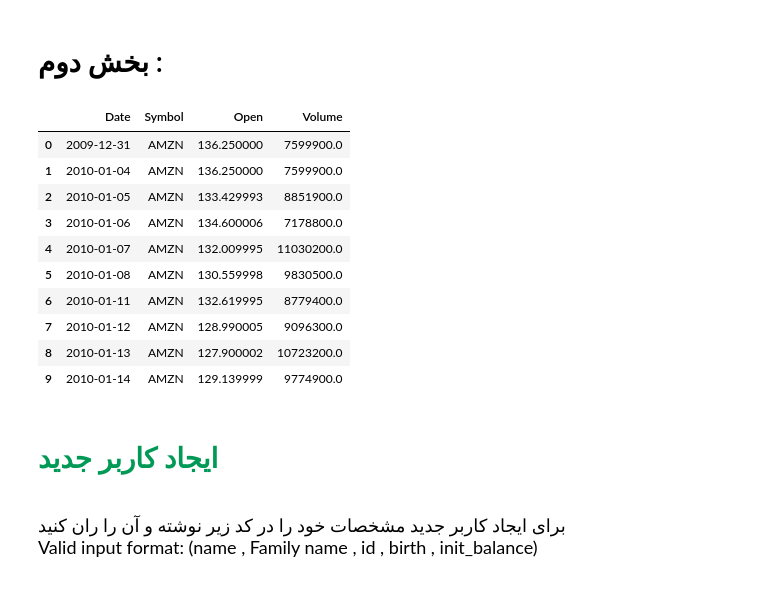
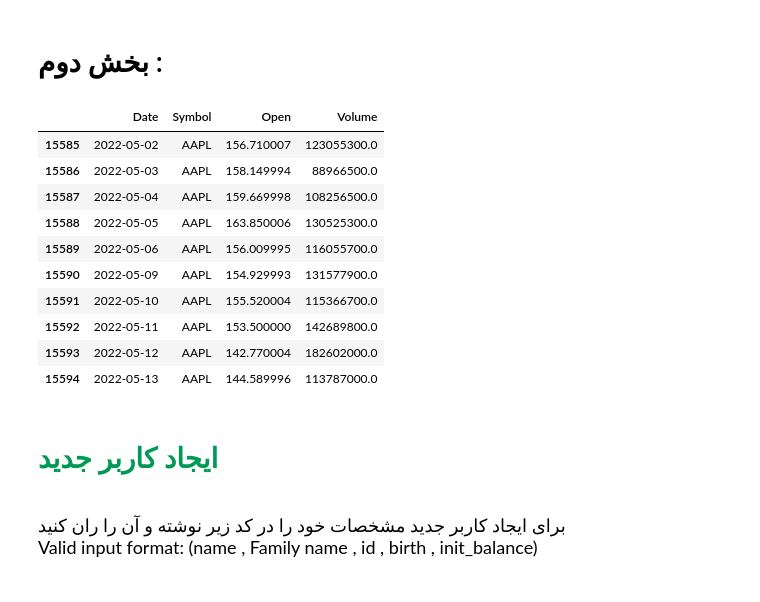
Before and after one commit to Sam1AT/AP-First-F, a Jupyter notebook: Stocks_analytics.ipynb, the cells around one changed output. Drawn from its saved outputs; the diff is of its cells as text; code cells hidden in the pictures.

```diff
--- a/Stocks_analytics.ipynb
+++ b/Stocks_analytics.ipynb
@@ -17,19 +17,19 @@ from datetime import datetime
 <h1 style="font-size: 25;font-family:vazir" dir="rtl">بخش دوم :     </h1>
 # %%
 stock_market_data = pd.read_csv('stock_market_data.csv') #reading the init data of stocks
-stock_market_data.head(10)
+stock_market_data.tail(10)
 # %% [output]
 |  | Date | Symbol | Open | Volume |
-| 0 | 2009-12-31 | AMZN | 136.250000 | 7599900.0 |
-| 1 | 2010-01-04 | AMZN | 136.250000 | 7599900.0 |
-| 2 | 2010-01-05 | AMZN | 133.429993 | 8851900.0 |
-| 3 | 2010-01-06 | AMZN | 134.600006 | 7178800.0 |
-| 4 | 2010-01-07 | AMZN | 132.009995 | 11030200.0 |
-| 5 | 2010-01-08 | AMZN | 130.559998 | 9830500.0 |
-| 6 | 2010-01-11 | AMZN | 132.619995 | 8779400.0 |
-| 7 | 2010-01-12 | AMZN | 128.990005 | 9096300.0 |
-| 8 | 2010-01-13 | AMZN | 127.900002 | 10723200.0 |
-| 9 | 2010-01-14 | AMZN | 129.139999 | 9774900.0 |
+| 15585 | 2022-05-02 | AAPL | 156.710007 | 123055300.0 |
+| 15586 | 2022-05-03 | AAPL | 158.149994 | 88966500.0 |
+| 15587 | 2022-05-04 | AAPL | 159.669998 | 108256500.0 |
+| 15588 | 2022-05-05 | AAPL | 163.850006 | 130525300.0 |
+| 15589 | 2022-05-06 | AAPL | 156.009995 | 116055700.0 |
+| 15590 | 2022-05-09 | AAPL | 154.929993 | 131577900.0 |
+| 15591 | 2022-05-10 | AAPL | 155.520004 | 115366700.0 |
+| 15592 | 2022-05-11 | AAPL | 153.500000 | 142689800.0 |
+| 15593 | 2022-05-12 | AAPL | 142.770004 | 182602000.0 |
+| 15594 | 2022-05-13 | AAPL | 144.589996 | 113787000.0 |
 # %%
 users = []
 class User():
```
Also changed, not shown: parts of 7 cells of this notebook.
